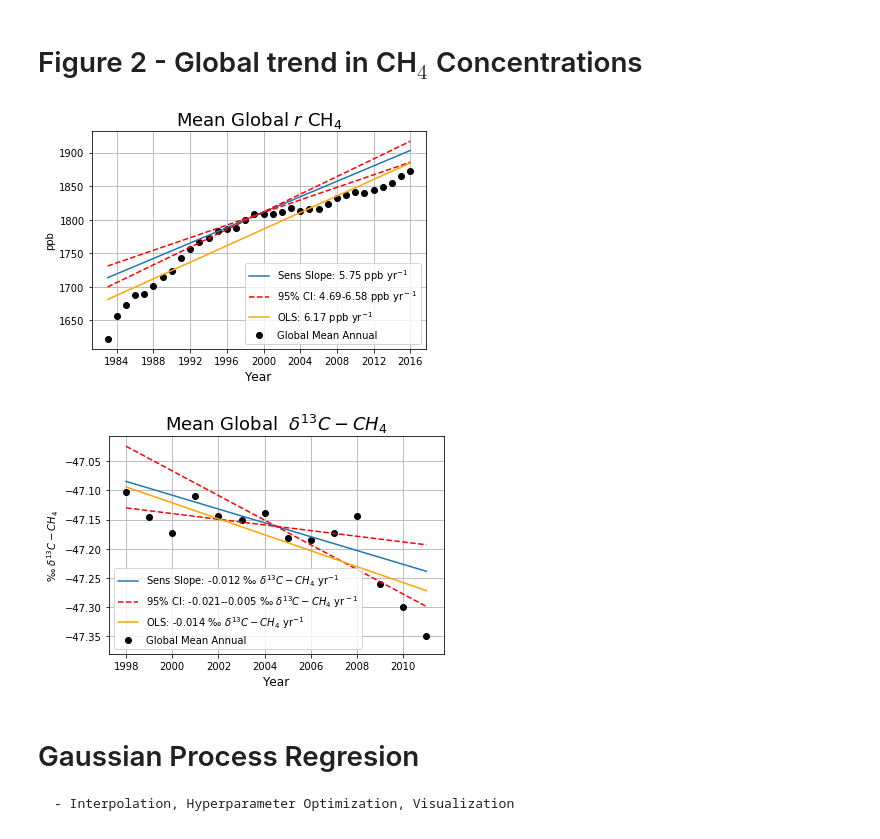
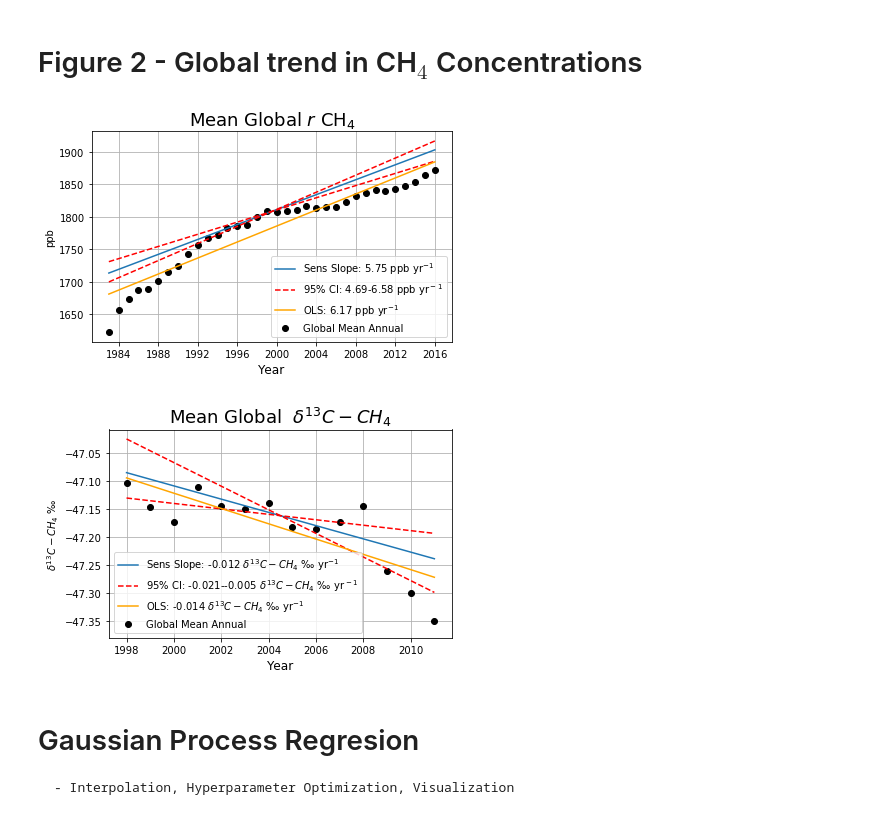
Before and after one commit to June-Skeeter/GlobalCH4Analysis, a Jupyter notebook: GlobalCH4.ipynb, the cells around one changed output. Drawn from its saved outputs; the diff is of its cells as text; code cells hidden in the pictures.

```diff
--- a/GlobalCH4.ipynb
+++ b/GlobalCH4.ipynb
@@ -164,13 +165,3 @@ CH4_13.Read_Data('C:/Users/wesle/CompsProj/13ch4/monthly/')
 CH4 = Parser()
 CH4.Read_Meta('C:/Users/wesle/CompsProj/ch4/monthly/')
 CH4.Read_Data('C:/Users/wesle/CompsProj/ch4/monthly/',min_years=5)
-# %%
-plt.figure()
-for Station in CH4_13.Meta.index:
-    if CH4_13.Meta['Lat'][Station] < 23.5:
-        plt.scatter(CH4.Yearly[Station],CH4_13.Yearly[Station],color = Red)#CH4_13.Meta['Lat'][Station])
-    elif CH4_13.Meta['Lat'][Station] > 50:
-        plt.scatter(CH4.Yearly[Station],CH4_13.Yearly[Station],color = Green)
-    else:# CH4_13.Meta['Lat'][Station] < 23.5:
-        plt.scatter(CH4.Yearly[Station],CH4_13.Yearly[Station],color = Blue)
-# plt.legend()
@@ -335,40 +454,46 @@ plt.show()
 # %% [markdown]
 # Figure 2 - Global trend in CH$_4$ Concentrations
 # %%
-def Slope_Analysis(Data,Period,loc,r,Title,Unit,size):
+def Slope_Analysis(Data,Period,loc,r,Title,Unit,size,SaveName):
     MeanAnnual = Data.mean(axis=1).loc[Period[0]:Period[1]].resample('AS').mean()
     Line = np.arange(0,MeanAnnual.shape[0])
     Line = Line-Line[-1]/2
     m,b = np.polyfit(Line,MeanAnnual.values,1)
     Linear_Trend = m*Line+b
 
     TS = scipy.stats.mstats.theilslopes(MeanAnnual.values,Line,alpha=0.95)
     Mean_TS = TS[0]*Line + TS[1]
     Lower_TS = TS[2]*Line + TS[1]
     Upper_TS = TS[3]*Line + TS[1]
     plt.figure(figsize = size)
     plt.scatter(MeanAnnual.index,MeanAnnual,label = 'Global Mean Annual',color = 'black')
     plt.plot(MeanAnnual.index,Mean_TS,label = 'Sens Slope: '+str(np.round(TS[0],r))+' '+Unit+' yr$^{-1}$')
     plt.plot(MeanAnnual.index,Lower_TS,
              label = '95% CI: '+str(np.round(TS[2],r))+'-'+str(np.round(TS[3],r))+' '+Unit+' yr$^-$$^1$',
              color = 'red',linestyle = '--')
     plt.plot(MeanAnnual.index,Upper_TS,color = 'red',linestyle = '--')
     plt.plot(MeanAnnual.index,Linear_Trend,color='orange', label='OLS: '+str(np.round(m,r))+' '+Unit+' yr$^{-1}$')
     plt.title(Title,fontsize = TitleFont)
     plt.ylabel(Unit)
     plt.xlabel('Year',fontsize = AxisLabelFont)
     plt.legend(fontsize = LegendFont,loc=loc)
     plt.grid()
+    plt.tight_layout()
+    plt.savefig(SaveName,dpi=500)
     plt.show()
 Title = 'Mean Global $r$ CH$_4$'
 size = (6,4)
-Slope_Analysis(CH4.Data,Period = ['1983-01-01','2016-12-31'],loc=4,r=2,Title=Title,Unit='ppb',size = size)
+Slope_Analysis(CH4.Data,Period = ['1983-01-01','2016-12-31'],loc=4,r=2,Title=Title,Unit='ppb',size = size,
+             SaveName='C:\\Users\\wesle\\CompsProj\\Figures/fig3.png')
+
 
 Title = 'Mean Global  ${\delta^{13} C - CH_{4}}$'
-Slope_Analysis(CH4_13.Data,Period = ['1998-01-01','2011-12-31'],loc=3,r=3,Title=Title,Unit='${\delta^{13} C-CH_4}$ ‰',size = size)
+Slope_Analysis(CH4_13.Data,Period = ['1998-01-01','2011-12-31'],loc=3,r=3,
+              Title=Title,Unit='${\delta^{13} C-CH_4}$ ‰',size = size,
+             SaveName='C:\\Users\\wesle\\CompsProj\\Figures/fig4.png')
 # %% [output]
-[figure, old version]
+[figure, new version]
-[figure, old version]
+[figure, new version]
 # %%
 Arctic,Mid_Lats_N,Tropics,Mid_Lats_S,Antarctic=Lat_Split(CH4.Meta)
 Arctic_13,Mid_Lats_N_13,Tropics_13,Mid_Lats_S_13,Antarctic_13=Lat_Split(CH4_13.Meta)
```
Also changed, not shown: parts of 7 cells of this notebook.
